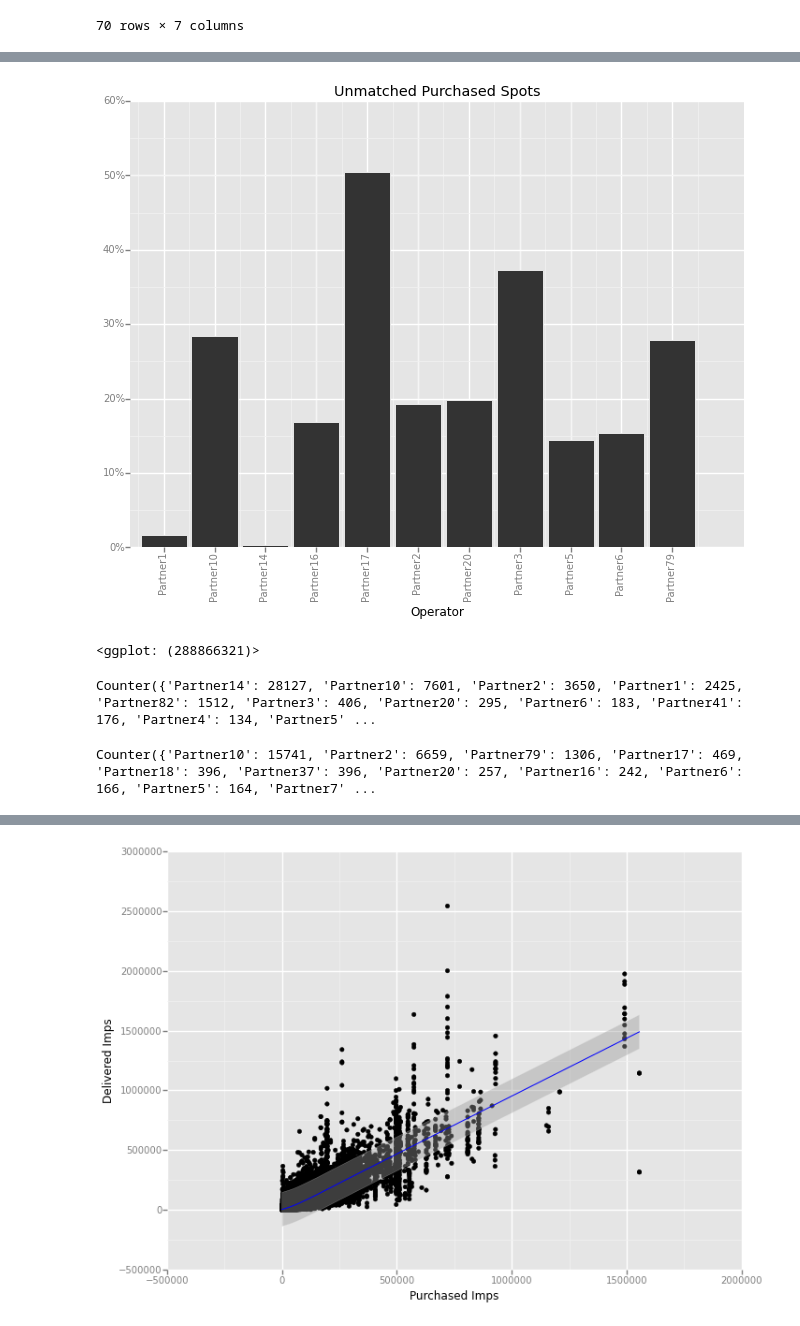
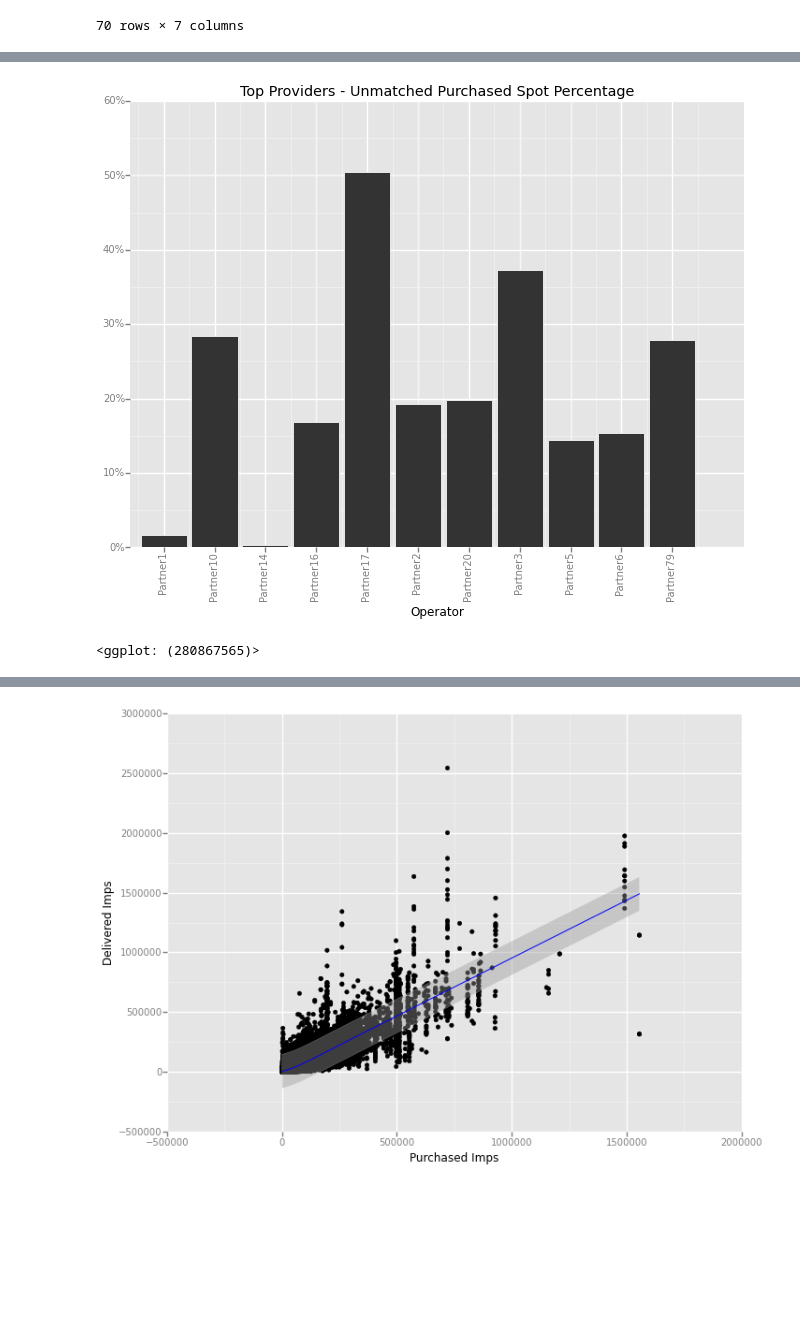
Before and after one commit to asbhat/data-science-class, a Jupyter notebook: final-project/Aditya Bhat - Final Project.ipynb, the cells around one changed output, grey strips where cells are left out. Drawn from its saved outputs; the diff is of its cells as text; code cells hidden in the pictures; blank space fills up the shorter version.

```diff
--- a/final-project/Aditya Bhat - Final Project.ipynb
+++ b/final-project/Aditya Bhat - Final Project.ipynb
@@ -67,6 +67,6 @@ ggplot(spotHistData[spotHistData['Total Spots'] >= 900], aes(x='Operator', weigh
 # %%
-ggplot(spotHistData[spotHistData['Total Spots'] >= 900], aes(x='Operator', weight='Purchased Units Pct')) + geom_bar() + theme(axis_text_x=element_text(angle=90)) + ggtitle('Unmatched Purchased Spots') + scale_y_continuous(labels='percent')
+ggplot(spotHistData[spotHistData['Total Spots'] >= 900], aes(x='Operator', weight='Purchased Units Pct')) + geom_bar() + theme(axis_text_x=element_text(angle=90)) + ggtitle('Top Providers - Unmatched Purchased Spot Percentage') + scale_y_continuous(labels='percent')
 # %% [output]
-[figure, old version]
+[figure, new version]
-<ggplot: (288866321)>
+<ggplot: (280867565)>
 # %%
@@ -74,4 +73,0 @@ opNotPurchased = collections.Counter(rawData['Operator'][rawData['Purchased Unit
-# %%
-opNotPurchased
-# %% [output]
-Counter({'Partner14': 28127, 'Partner10': 7601, 'Partner2': 3650, 'Partner1': 2425, 'Partner82': 1512, 'Partner3': 406, 'Partner20': 295, 'Partner6': 183, 'Partner41': 176, 'Partner4': 134, 'Partner5' ...
@@ -80,4 +77,0 @@ opNotDelivered = collections.Counter(rawData['Operator'][rawData['Delivered Unit
-# %%
-opNotDelivered
-# %% [output]
-Counter({'Partner10': 15741, 'Partner2': 6659, 'Partner79': 1306, 'Partner17': 469, 'Partner18': 396, 'Partner37': 396, 'Partner20': 257, 'Partner16': 242, 'Partner6': 166, 'Partner5': 164, 'Partner7' ...
```
Also changed, not shown: parts of 14 cells of this notebook, 1 other file.
